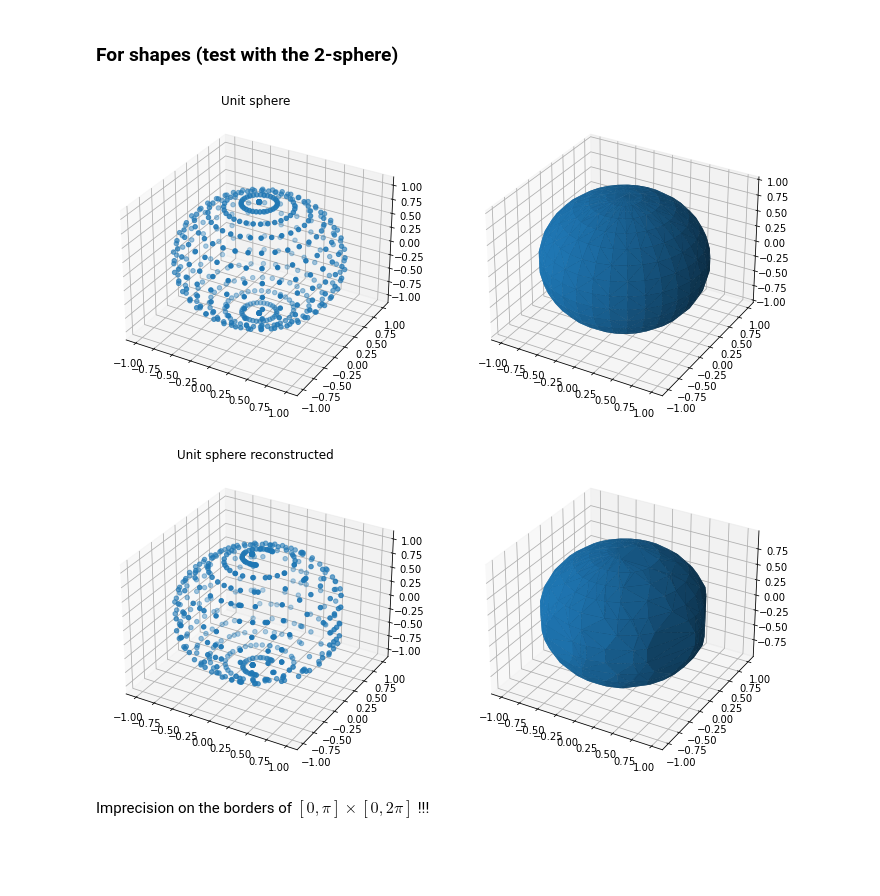
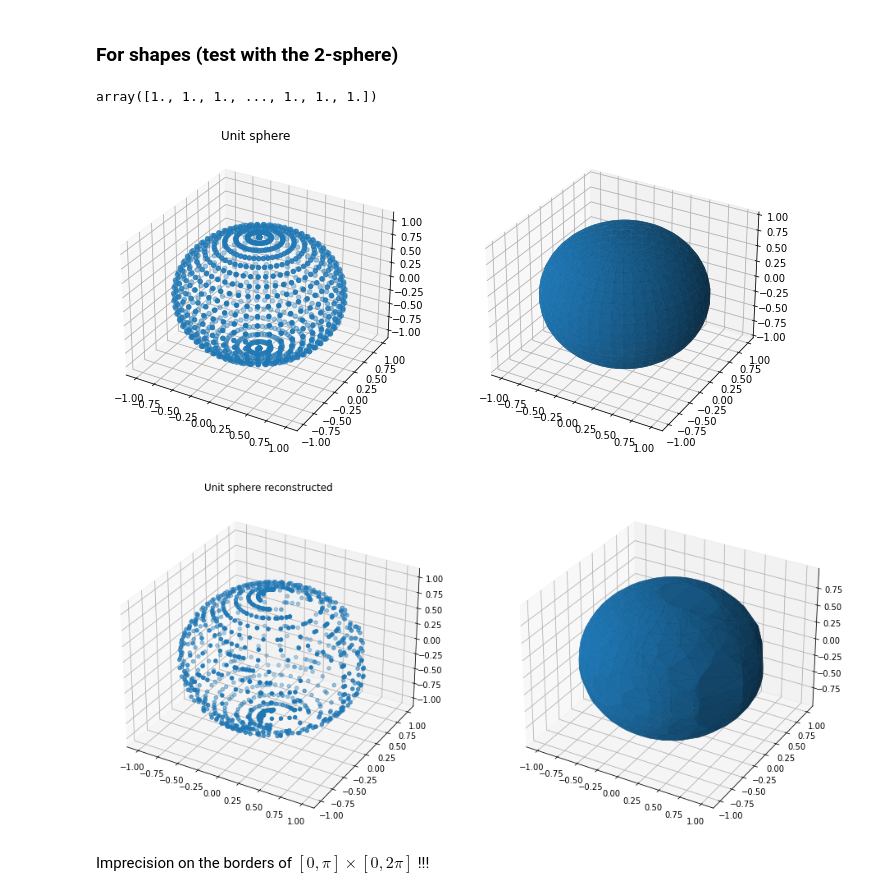
Before and after one commit to tbesnier/bm-shapes, a Jupyter notebook: examples/Spherical harmonic decompostion.ipynb, the cells around one changed output. Saved outputs shown, nothing was run; the diff lists cells and outputs as text; code cells hidden in the pictures; blank space fills up the shorter version.

Commit message:
anim BM sphere

```diff
--- a/examples/Spherical harmonic decompostion.ipynb
+++ b/examples/Spherical harmonic decompostion.ipynb
@@ -138,12 +146,16 @@ WARNING - 2022-06-21 16:13:57,015 - image - Clipping input data to the valid ran
 # %% [markdown]
 ### For shapes (test with the 2-sphere)
 # %%
+def my_sphere_function_r(theta, phi):
+    return np.array([1.0 for t in range(np.array(theta).size)])
+
 def my_sphere_function_theta(theta, phi):
     return theta
 
 def my_sphere_function_phi(theta, phi):
     return phi
 # %%
+sphere = tri.creation.uv_sphere(count=[24, 24])
 x, y ,z = np.array(sphere.vertices[:,0]), np.array(sphere.vertices[:,1]), np.array(sphere.vertices[:,2])
 (r, theta, phi) = pyssht.cart_to_spherical(x, y, z)
 # %%
@@ -150,7 +163,11 @@ x, y ,z = np.array(sphere.vertices[:,0]), np.array(sphere.vertices[:,1]), np.arr
 f_actual_theta = my_sphere_function_theta(theta,phi)
 f_actual_phi = my_sphere_function_phi(theta,phi)
+# %%
+f_actual_r
+# %% [output]
+array([1., 1., 1., ..., 1., 1., 1.])
 # %%
-(x_coord, y_coord, z_coord) = pyssht.spherical_to_cart(r, f_actual_theta, f_actual_phi)
+(x_coord, y_coord, z_coord) = pyssht.spherical_to_cart(f_actual_r, f_actual_theta, f_actual_phi)
 mesh = tri.convex.convex_hull(np.array([x_coord, y_coord, z_coord]).T)
 
 fig = plt.figure(figsize=(12,12))
@@ -163,32 +180,35 @@ ax2.plot_trisurf(mesh.vertices[:, 0], mesh.vertices[:,1], triangles=mesh.faces,
 
 plt.show()
 # %% [output]
-[figure, old version]
+[figure, new version]
 # %%
-my_basis = SphHarmBasis(n_coeffs=100)
+my_basis = SphHarmBasis(n_coeffs=50)
 
+my_coeffs_r = my_basis.sph_harm_transform(my_sphere_function_r)
 my_coeffs_theta = my_basis.sph_harm_transform(my_sphere_function_theta)
 my_coeffs_phi = my_basis.sph_harm_transform(my_sphere_function_phi)
 
+my_reconstr_function_r = my_basis.sph_harm_reconstruct(my_coeffs_r)
 my_reconstr_function_theta = my_basis.sph_harm_reconstruct(my_coeffs_theta)
 my_reconstr_function_phi = my_basis.sph_harm_reconstruct(my_coeffs_phi)
 # %%
+f_recons_r = my_reconstr_function_r(theta,phi)
 f_recons_theta = my_reconstr_function_theta(theta,phi)
 f_recons_phi = my_reconstr_function_phi(theta,phi)
 # %%
-(x_coord_recons, y_coord_recons, z_coord_recons) = pyssht.spherical_to_cart(r, f_recons_theta, f_recons_phi)
+(x_coord_recons, y_coord_recons, z_coord_recons) = pyssht.spherical_to_cart(f_recons_r, f_recons_theta, f_recons_phi)
 mesh_recons = tri.convex.convex_hull(np.array([x_coord_recons, y_coord_recons, z_coord_recons]).T)
 
-fig = plt.figure(figsize=(12,12))
+fig = plt.figure(figsize=(16,16))
 ax1 = fig.add_subplot(121, projection='3d')
 ax1.scatter(x_coord_recons, y_coord_recons, z_coord_recons)
 ax1.set_title("Unit sphere reconstructed")
 
 ax2 = fig.add_subplot(122, projection='3d')
 ax2.plot_trisurf(mesh_recons.vertices[:, 0], mesh_recons.vertices[:,1], triangles=mesh_recons.faces, Z=mesh_recons.vertices[:,2])
 plt.show()
 # %% [output]
-[figure, old version]
+[figure, new version]
 # %% [markdown]
 Imprecision on the borders of $[0, \pi] \times [0, 2 \pi]$ !!!
 # %% [markdown]
```
Also changed, not shown: parts of 30 cells of this notebook, 1 other file.
